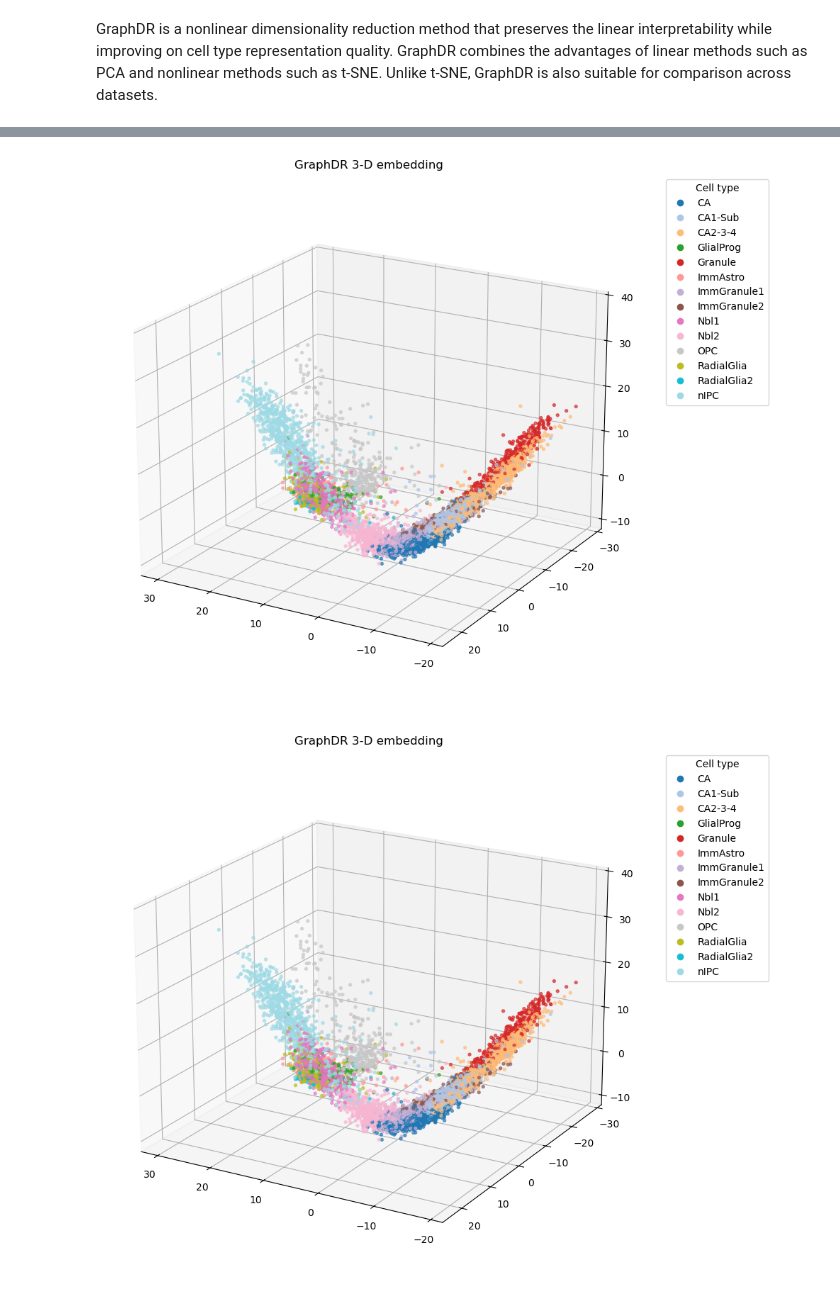
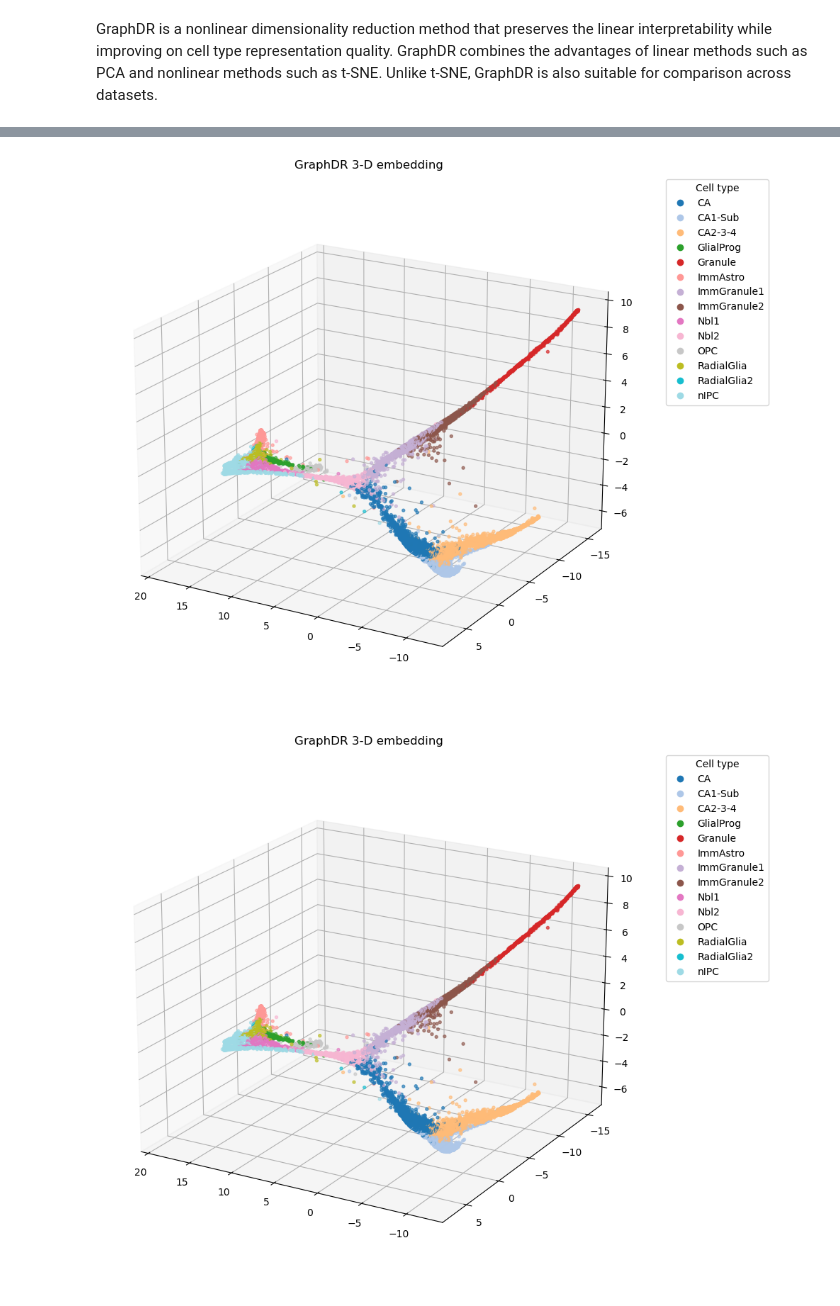
Before and after one commit to UTSW-Software-Engineering-Course-2025/Mouule_1_Yi, a Jupyter notebook: GraphDR/GraphDR_test.ipynb, the cells around one changed output, grey strips where cells are left out. Drawn from its saved outputs; the diff is of its cells as text; code cells hidden in the pictures.

```diff
--- a/GraphDR/GraphDR_test.ipynb
+++ b/GraphDR/GraphDR_test.ipynb
@@ -61,7 +61,7 @@ def graphdr(X, n_neighbors=15, lambda_reg=1.0, N_Components=2):
     knn_graph = kneighbors_graph(X, n_neighbors=n_neighbors, mode='connectivity', include_self=True)
 
     # 2. graph Laplace
-    L = csgraph.laplacian(knn_graph, normed=False)
+    L = csgraph.laplacian(knn_graph, symmetrized=True)
 
     # 3. smooth
     I = eye(n_samples)
@@ -80,7 +80,7 @@ def graphdr(X, n_neighbors=15, lambda_reg=1.0, N_Components=2):
     return Z
 
 
-graphdr_data  = graphdr(pca_data, n_neighbors=15, lambda_reg=0.01, N_Components=2)
+graphdr_data  = graphdr(pca_data, n_neighbors=15, lambda_reg=4, N_Components=2)
 # %%
 #compare your graphdr output with this one, it should look similar (remember to adjust lambda_ and see its effect)
 
@@ -121,8 +121,8 @@ def plot_graphdr_scatter_3d(Z, labels, elev=20, azim=120):
     return fig
 # %%
 
-graphdr_data_3D  = graphdr(pca_data, n_neighbors=15, lambda_reg=0.01, N_Components=3)
+graphdr_data_3D  = graphdr(pca_data, n_neighbors=15, lambda_reg=4, N_Components=3)
 plot_graphdr_scatter_3d(graphdr_data_3D, anno)
 # %% [output]
-[figure, old version]
+[figure, new version]
-[figure, old version]
+[figure, new version]
```
Also changed, not shown: parts of 1 cell of this notebook, 1 other file.
